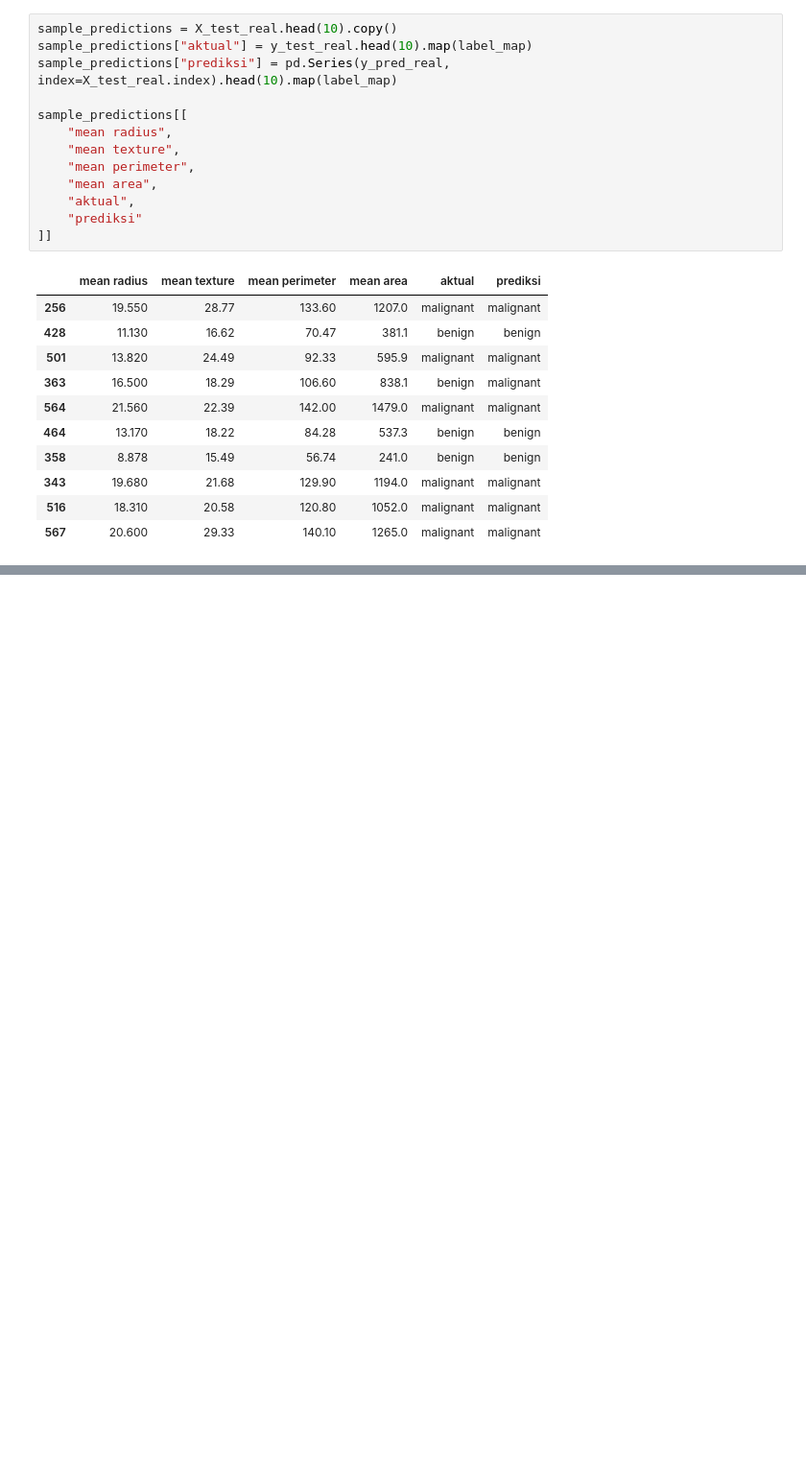
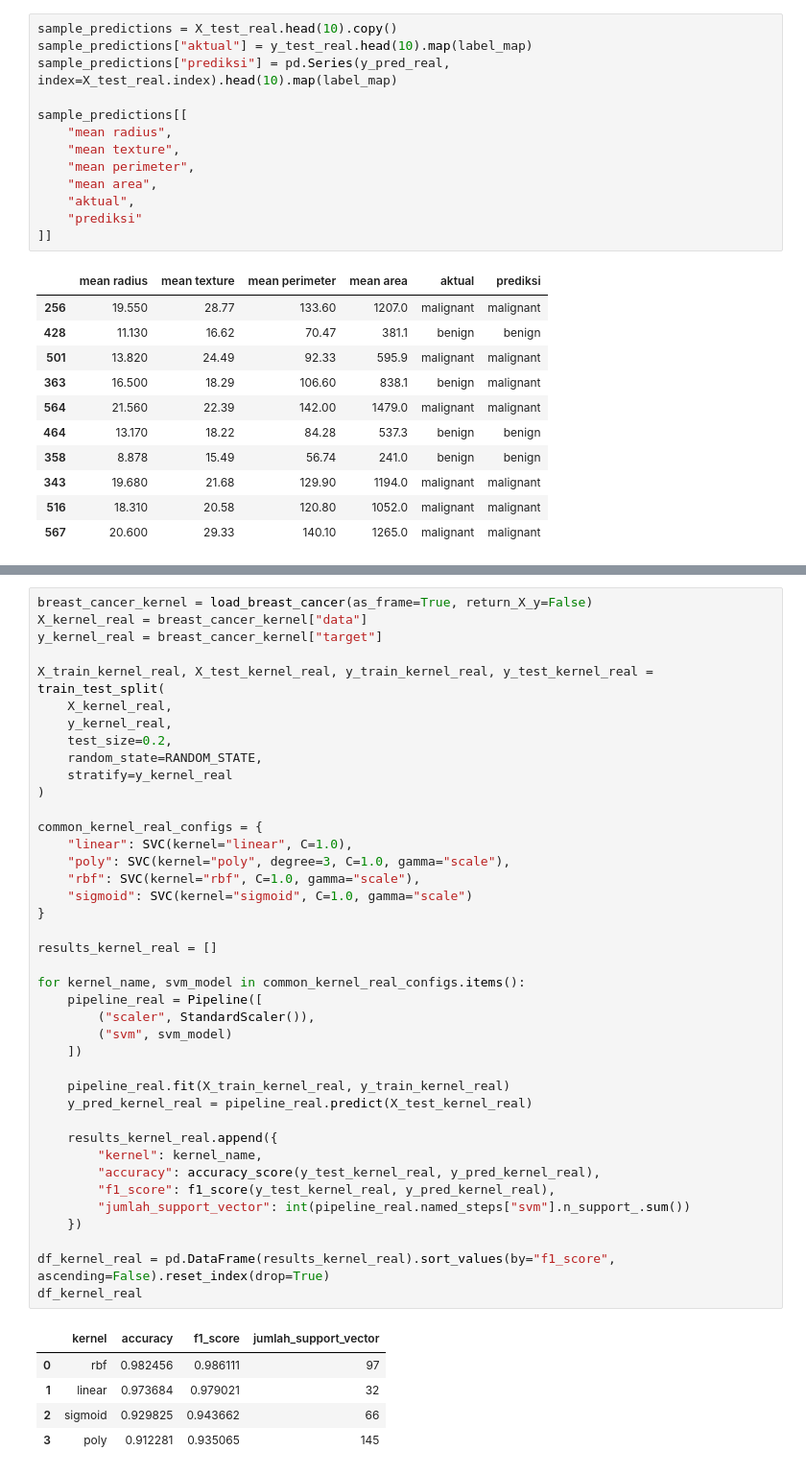
Before and after one commit to rudyhendrawn/data-course, a Jupyter notebook: data-mining/classification/support-vector-machine.ipynb, the cells around one changed output, grey strips where cells are left out. Shown at 96% size. Drawn from its saved outputs; the diff is of its cells as text; blank space fills up the shorter version.

```diff
--- a/data-mining/classification/support-vector-machine.ipynb
+++ b/data-mining/classification/support-vector-machine.ipynb
@@ -907,0 +1017,46 @@ sample_predictions[[
+# %%
+breast_cancer_kernel = load_breast_cancer(as_frame=True, return_X_y=False)
+X_kernel_real = breast_cancer_kernel["data"]
+y_kernel_real = breast_cancer_kernel["target"]
+
+X_train_kernel_real, X_test_kernel_real, y_train_kernel_real, y_test_kernel_real = train_test_split(
+    X_kernel_real,
+    y_kernel_real,
+    test_size=0.2,
+    random_state=RANDOM_STATE,
+    stratify=y_kernel_real
+)
+
+common_kernel_real_configs = {
+    "linear": SVC(kernel="linear", C=1.0),
+    "poly": SVC(kernel="poly", degree=3, C=1.0, gamma="scale"),
+    "rbf": SVC(kernel="rbf", C=1.0, gamma="scale"),
+    "sigmoid": SVC(kernel="sigmoid", C=1.0, gamma="scale")
+}
+
+results_kernel_real = []
+
+for kernel_name, svm_model in common_kernel_real_configs.items():
+    pipeline_real = Pipeline([
+        ("scaler", StandardScaler()),
+        ("svm", svm_model)
+    ])
+
+    pipeline_real.fit(X_train_kernel_real, y_train_kernel_real)
+    y_pred_kernel_real = pipeline_real.predict(X_test_kernel_real)
+
+    results_kernel_real.append({
+        "kernel": kernel_name,
+        "accuracy": accuracy_score(y_test_kernel_real, y_pred_kernel_real),
+        "f1_score": f1_score(y_test_kernel_real, y_pred_kernel_real),
+        "jumlah_support_vector": int(pipeline_real.named_steps["svm"].n_support_.sum())
+    })
+
+df_kernel_real = pd.DataFrame(results_kernel_real).sort_values(by="f1_score", ascending=False).reset_index(drop=True)
+df_kernel_real
+# %% [output]
+|  | kernel | accuracy | f1_score | jumlah_support_vector |
+| 0 | rbf | 0.982456 | 0.986111 | 97 |
+| 1 | linear | 0.973684 | 0.979021 | 32 |
+| 2 | sigmoid | 0.929825 | 0.943662 | 66 |
+| 3 | poly | 0.912281 | 0.935065 | 145 |
```
Also changed, not shown: parts of 12 cells of this notebook.
